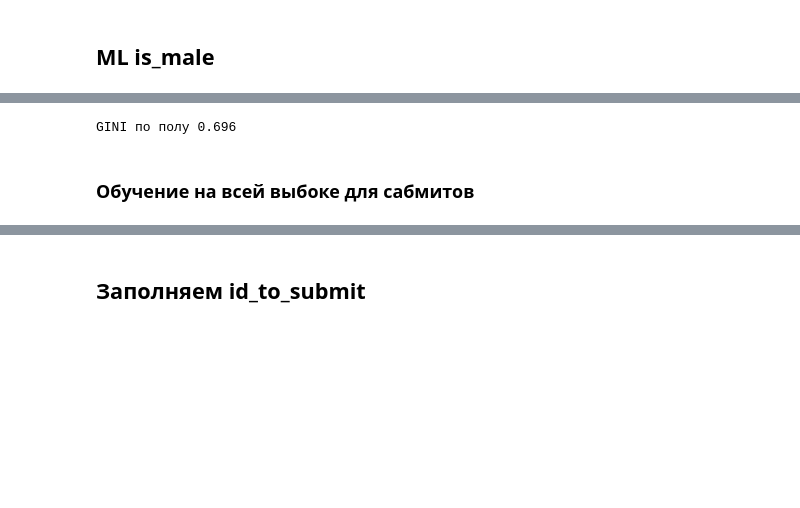
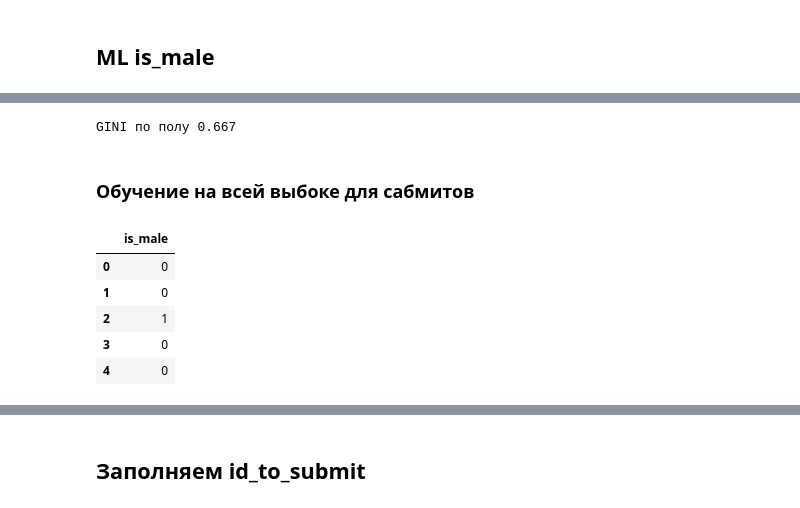
Before and after one commit to ivan74rus/MTS-ML-CUP, a Jupyter notebook: MTS_CUP_ipynb"".ipynb, the cells around one changed output, grey strips where cells are left out. Saved outputs shown, nothing was run; the diff lists cells and outputs as text; code cells hidden in the pictures; blank space fills up the shorter version.

```diff
--- a/MTS_CUP_ipynb"".ipynb
+++ b/MTS_CUP_ipynb"".ipynb
@@ -991,7 +1111,10 @@ Wall time: 2min 30s
 <catboost.core.CatBoostClassifier at 0x...>
 # %%
-print(f'GINI по полу {2 * m.roc_auc_score(y_test, clf.predict_proba(x_test)[:,1]) - 1:2.3f}')
+print(f'GINI по полу {2 * metrics.roc_auc_score(y_test, clf.predict_proba(x_test)[:,1]) - 1:2.3f}')
 # %% [output]
-GINI по полу 0.696
+GINI по полу 0.667
 # %% [markdown]
 ### Обучение на всей выбоке для сабмитов
+# %%
+df_train_feat_is_male = pd.read_feather(f'{LOCAL_DATA_PATH}train_feat_is_male_df_all_parts.feather')
+df_train_target_is_male = pd.read_csv(f'{LOCAL_DATA_PATH}train_target_is_male_df_all_parts.csv')
@@ -998,2 +1123,11 @@ GINI по полу 0.696
+# %%
+df_train_target_is_male.head()
+# %% [output]
+|  | is_male |
+| 0 | 0 |
+| 1 | 0 |
+| 2 | 1 |
+| 3 | 0 |
+| 4 | 0 |
 # %%
 %%time
```
Also changed, not shown: parts of 123 cells of this notebook.
